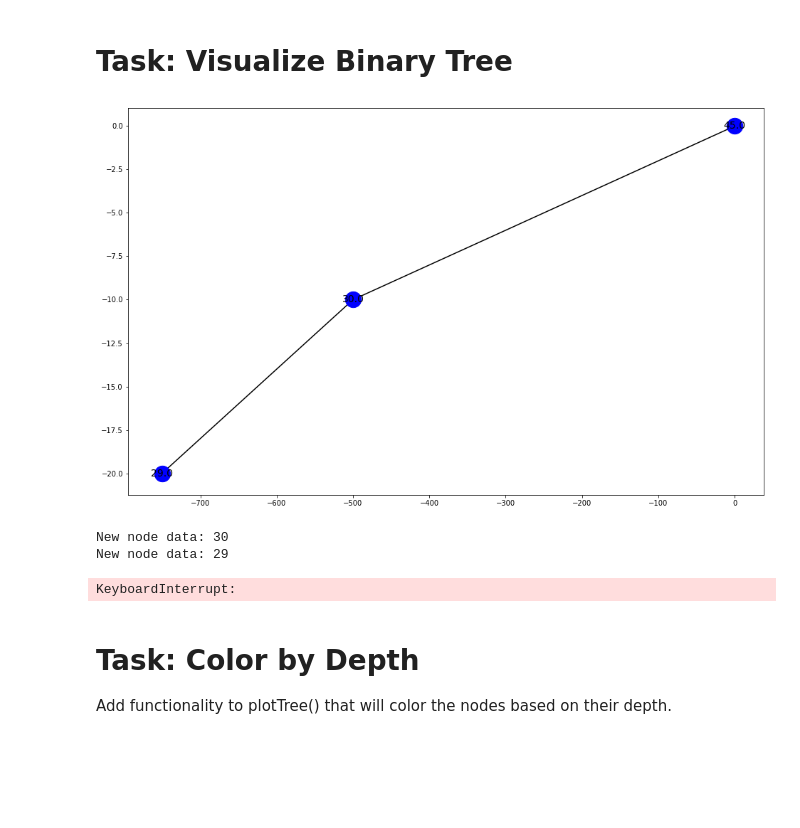
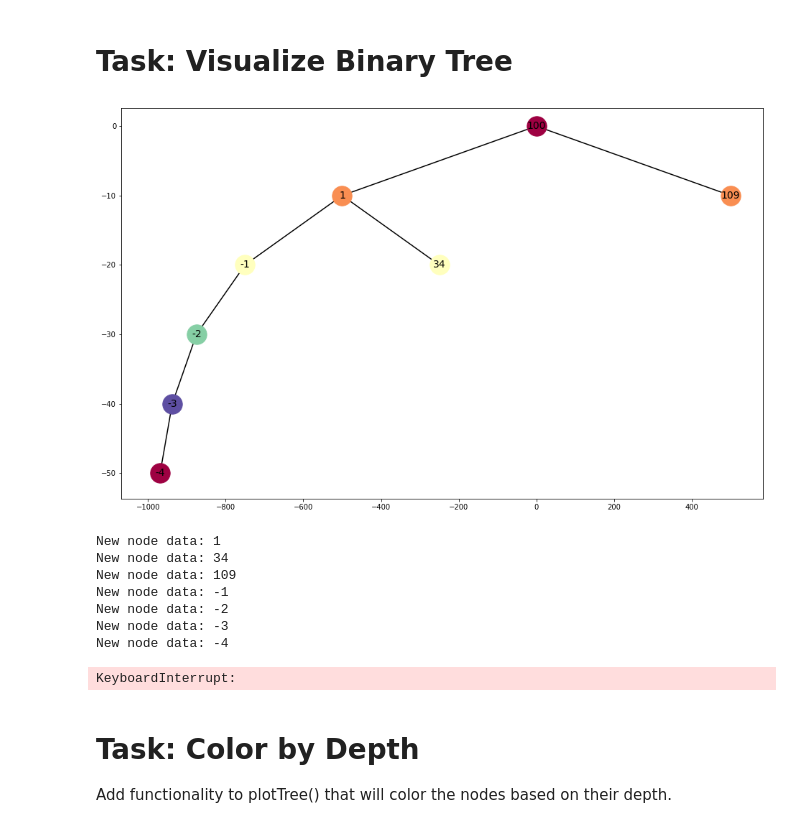
Before and after one commit to dstorer/ElliottPython, a Jupyter notebook: Visualization.ipynb, the cells around one changed output. Drawn from its saved outputs; the diff is of its cells as text; code cells hidden in the pictures; blank space fills up the shorter version.

```diff
--- a/Visualization.ipynb
+++ b/Visualization.ipynb
@@ -280,7 +280,7 @@ class BinaryTree:
 
 class BinaryTreeNode:
     def __init__(self, data=None, parent=None, leftChild=None, rightChild=None, disp=False,ax=None,
-                 fig=None,hdisplay=None,pos=(0,0),width=1000,**kwargs):
+                 fig=None,hdisplay=None,pos=(0,0),width=500,**kwargs):
         self.data = data
         self.parent = parent
         self.leftChild = leftChild
@@ -297,12 +297,15 @@ class BinaryTreeNode:
             if self.depth > self.tree.height:
                 self.tree.setHeight(self.depth)
             self.tree.numNodes += 1
+
         self.disp = disp
         self.pos = pos
         self.kwargs = kwargs
         self.ax = ax
         self.fig = fig
         self.hdisplay = hdisplay
+
+        self.isDisp = False
         if self.disp:
             self.makeFig()
             self.plotTree()
@@ -367,19 +370,32 @@ class BinaryTreeNode:
         ###### Fill this in
         self.makeFig()
         if 'colorscheme' not in self.kwargs.keys():
-            nodecolor='blue'
+            nodecolor='red'
         elif self.kwargs['colorscheme'] == 'byrow':
             cmap = matplotlib.cm.get_cmap('Spectral')
             nodecolor = cmap((self.depth%5)/4)
         elif self.kwargs['colorscheme'] == 'byindex':
             cmap = matplotlib.cm.get_cmap('Spectral')
             nodecolor = cmap(self.kwargs['nodeIndex']/self.tree.numNodes)
-        self.ax.scatter(self.pos[0],self.pos[1],zorder=1,s=500, color=nodecolor)
-        self.ax.text(self.pos[0],self.pos[1],np.around(self.data,0),color='black',verticalalignment='center',horizontalalignment='center',fontsize=14)
-        if not self.isRoot():
-            self.ax.plot([self.parent.pos[0],self.pos[0]],[self.parent.pos[1],self.pos[1]],color='black',zorder=0)
+        self.ax.scatter(self.pos[0],self.pos[1],zorder=1,s=750, color=nodecolor)
+        self.ax.text(self.pos[0],self.pos[1],math.trunc(self.data),color='black',verticalalignment='center',horizontalalignment='center',fontsize=14)
+#         if 'whichfirst' not in self.kwargs.keys():
+#             if not self.isRoot():
+#                 self.ax.plot([self.parent.pos[0],self.pos[0]],[self.parent.pos[1],self.pos[1]],color='black',zorder=0)
+#         elif self.kwargs['whichfirst'] == 'child':
+#             if self.hasRight():
+#                 self.ax.plot([self.rightChild.pos[0],self.pos[0]],[self.rightChild.pos[1],self.pos[1]],color='black',zorder=0)
+#             if self.hasLeft():
+#                 self.ax.plot([self.leftChild.pos[0],self.pos[0]],[self.leftChild.pos[1],self.pos[1]],color='black',zorder=0)
+        if self.hasRight() and self.rightChild.isDisp == True:
+                self.ax.plot([self.rightChild.pos[0],self.pos[0]],[self.rightChild.pos[1],self.pos[1]],color='black',zorder=0)
+        if self.hasLeft() and self.leftChild.isDisp == True:
+                self.ax.plot([self.leftChild.pos[0],self.pos[0]],[self.leftChild.pos[1],self.pos[1]],color='black',zorder=0)
+        if not self.isRoot() and self.parent.isDisp == True:
+                self.ax.plot([self.parent.pos[0],self.pos[0]],[self.parent.pos[1],self.pos[1]],color='black',zorder=0)
         self.ax.set_aspect('auto')
         self.hdisplay.update(self.fig)
+        self.isDisp = True
 
 def addNodes(tree):
     data = None
@@ -389,13 +405,18 @@ def addNodes(tree):
             break
         tree.newNode(float(data))
 # %%
-root = BinaryTreeNode(float(45), disp=True)
+root = BinaryTreeNode(float(100), disp=True, colorscheme='byrow')
 tree = BinaryTree(root=root)
 addNodes(tree)
 # %% [output]
-[figure, old version]
+[figure, new version]
-New node data: 30
-New node data: 29
+New node data: 1
+New node data: 34
+New node data: 109
+New node data: -1
+New node data: -2
+New node data: -3
+New node data: -4
 KeyboardInterrupt:
 # %% [markdown]
 # Task: Color by Depth
```
Also changed, not shown: parts of 4 cells of this notebook.
